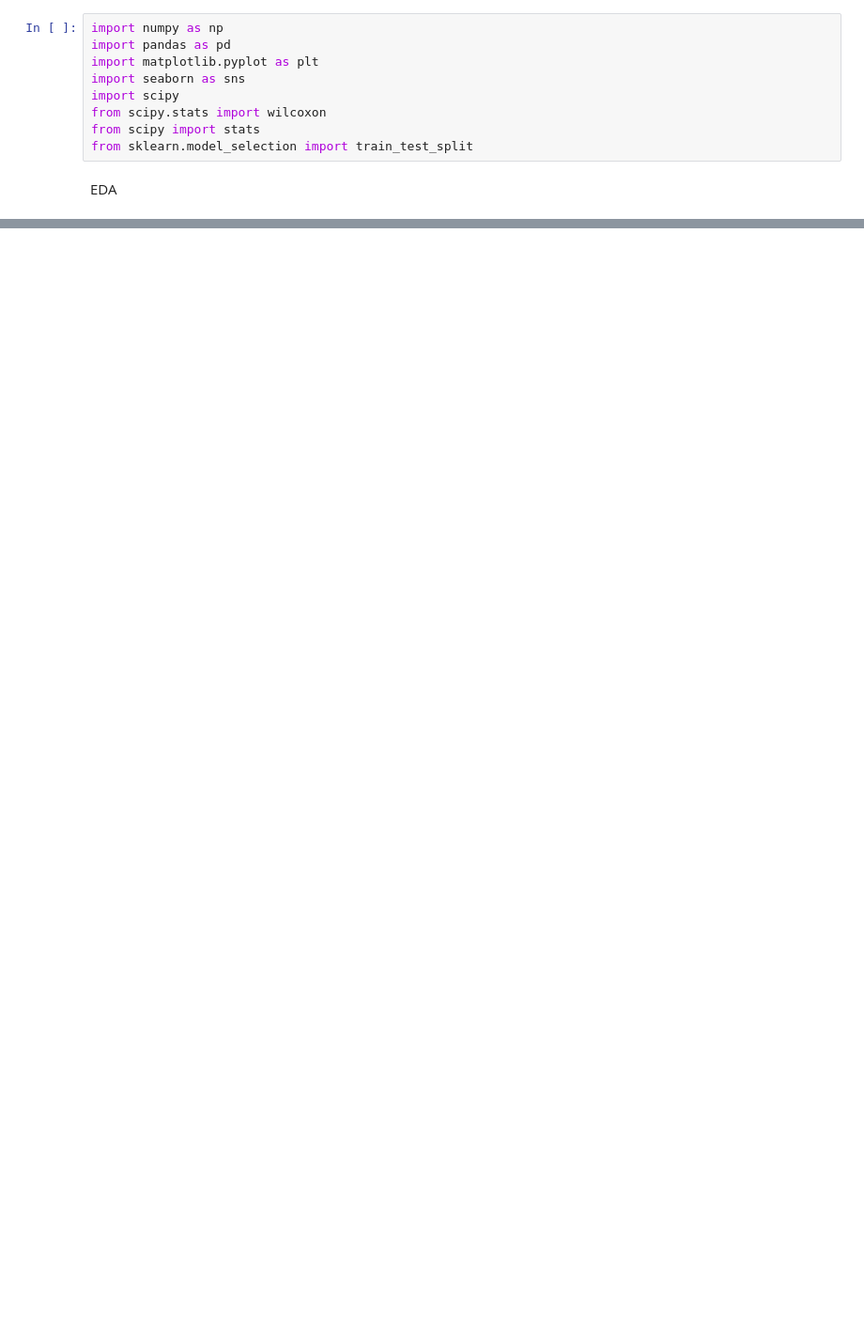
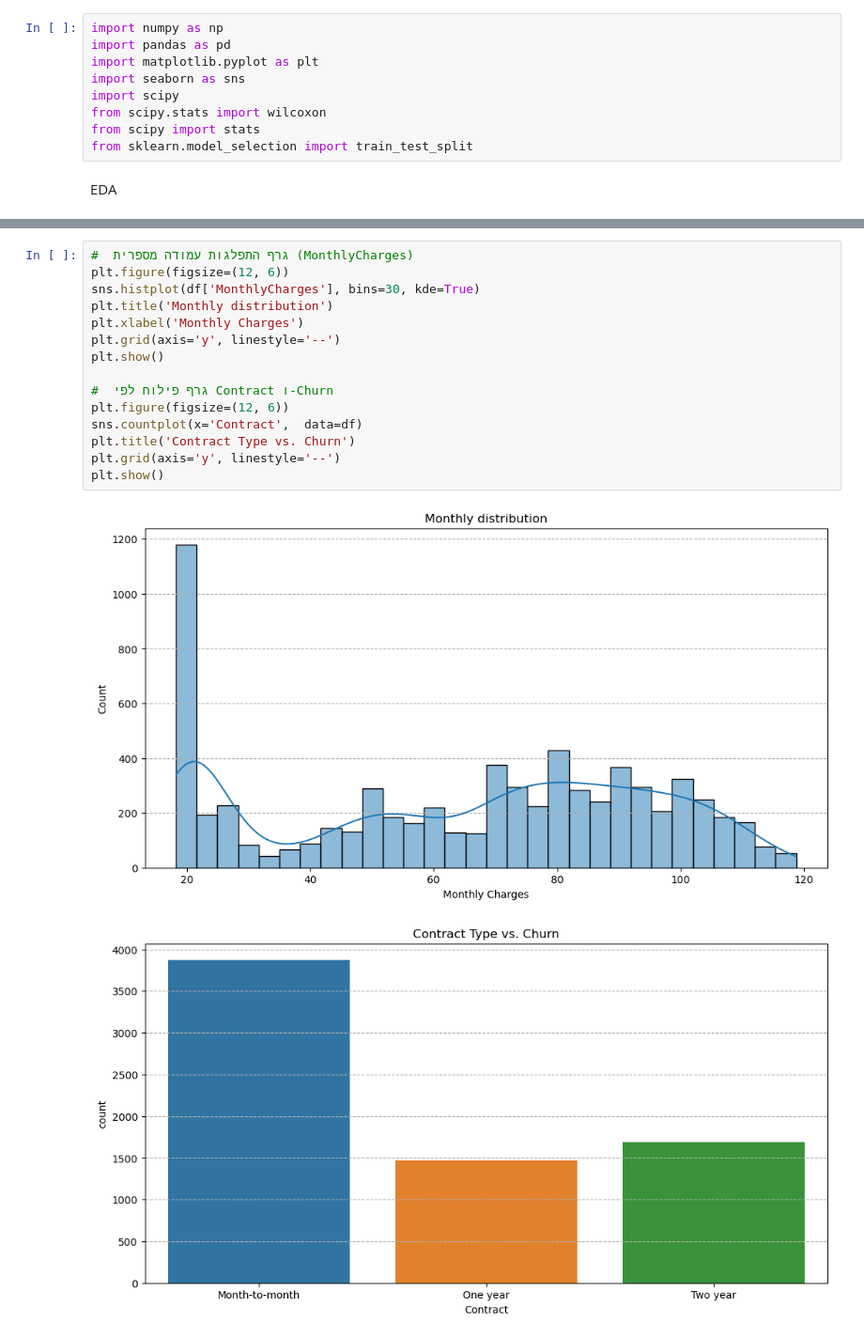
Before and after one commit to zivisaiah/gai_mid_project, a Jupyter notebook: gai_mid_project_notebook.ipynb, the cells around one changed output, grey strips where cells are left out. Shown at 94% size. Cells and saved outputs as stored; diff of their text form; blank space fills up the shorter version.

```diff
--- a/gai_mid_project_notebook.ipynb
+++ b/gai_mid_project_notebook.ipynb
@@ -278,0 +263,18 @@ categories_set3 = ['0-10', '11-20', '21-30', '31-40', '41-50', '51-60', '60+']
+# %%
+#  גרף התפלגות עמודה מספרית (MonthlyCharges)
+plt.figure(figsize=(12, 6))
+sns.histplot(df['MonthlyCharges'], bins=30, kde=True)
+plt.title('Monthly distribution')
+plt.xlabel('Monthly Charges')
+plt.grid(axis='y', linestyle='--')
+plt.show()
+
+#  גרף פילוח לפי Contract ו-Churn
+plt.figure(figsize=(12, 6))
+sns.countplot(x='Contract',  data=df)
+plt.title('Contract Type vs. Churn')
+plt.grid(axis='y', linestyle='--')
+plt.show()
+# %% [output]
+[figure, added]
+[figure, added]
```
Also changed, not shown: parts of 56 cells of this notebook.
